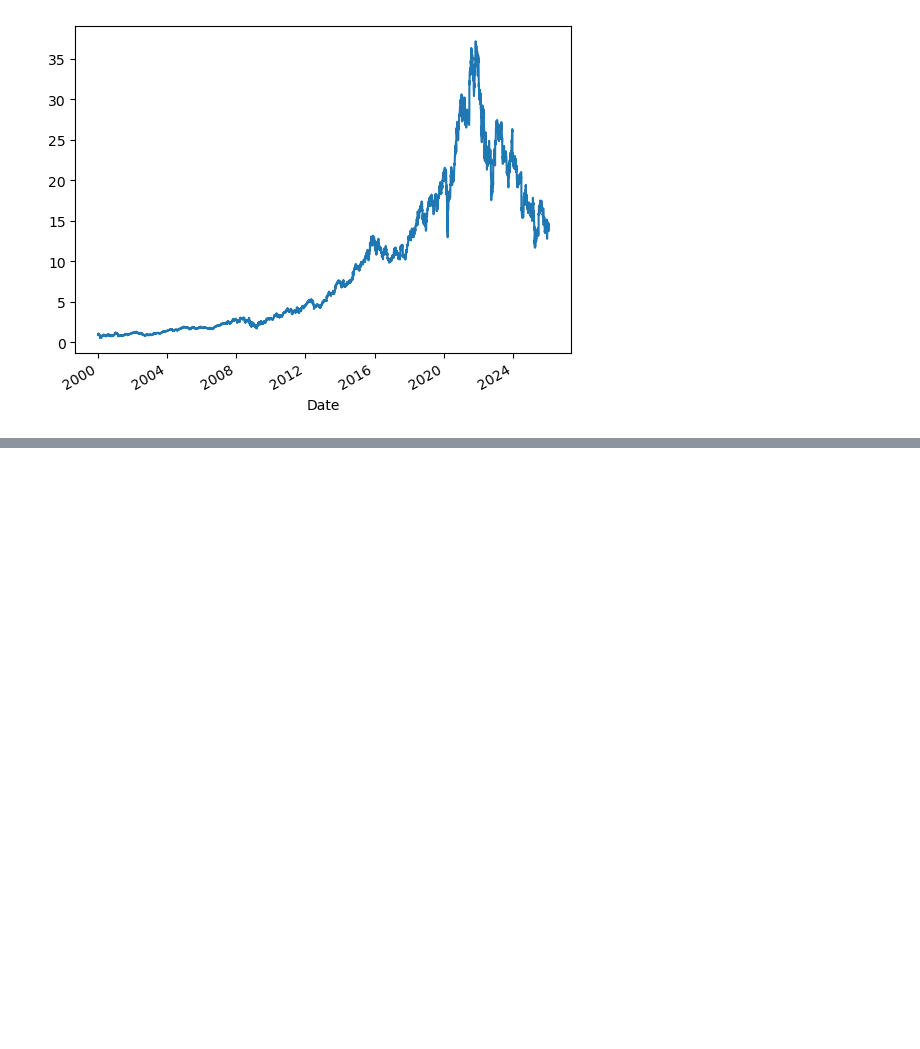
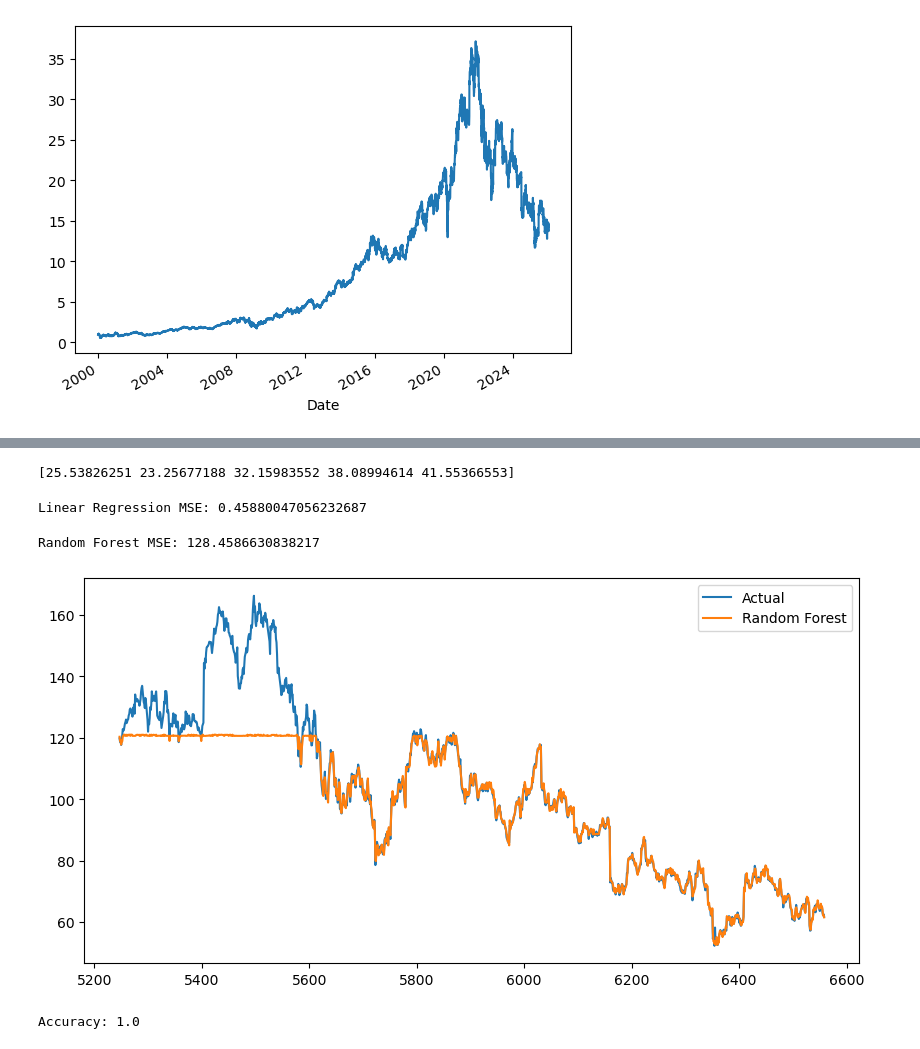
Before and after one commit to SnigdhaChourasia1805/DataAnalysis-Python, a Jupyter notebook: Project-10.ipynb, the cells around one changed output, grey strips where cells are left out. Drawn from its saved outputs; the diff is of its cells as text; code cells hidden in the pictures; blank space fills up the shorter version.

```diff
--- a/Project-10.ipynb
+++ b/Project-10.ipynb
@@ -104,0 +146,5 @@ df["Cumulative Return"].plot()
+# %%
+rf_model=RandomForestRegressor(n_estimators=100)
+rf_model.fit(X_train,y_train)
+
+rf_predictions=rf_model.predict(X_test)
@@ -104,0 +179,12 @@ df["Cumulative Return"].plot()
+# %%
+print(svr_predictions[:5])
+# %% [output]
+[25.53826251 23.25677188 32.15983552 38.08994614 41.55366553]
+# %%
+print("Linear Regression MSE:",mse)
+# %% [output]
+Linear Regression MSE: 0.45880047056232687
+# %%
+print("Random Forest MSE:",rf_mse)
+# %% [output]
+Random Forest MSE: 128.4586630838217
@@ -104,0 +193,8 @@ df["Cumulative Return"].plot()
+# %%
+plt.figure(figsize=(10,5))
+plt.plot(y_test.index,y_test,label="Actual")
+plt.plot(y_test.index,rf_predictions,label="Random Forest")
+plt.legend()
+plt.show()
+# %% [output]
+[figure, added]
@@ -104,0 +203,21 @@ df["Cumulative Return"].plot()
+# %%
+df["Target"]=(df["Close"].shift(-1)>df["Close"]).astype(int)
+df=df.dropna()
+X=df[["Open","High","Low","Target"]]
+y=df["Target"]
+X_train,X_test,y_train,y_test=train_test_split(
+    X,y,test_size=0.2,shuffle=False
+)
+
+from sklearn.linear_model import LogisticRegression
+model=LogisticRegression()
+model.fit(X_train,y_train)
+
+predictions=model.predict(X_test)
+
+from sklearn.metrics import accuracy_score
+accuracy=accuracy_score(y_test,predictions)
+
+print("Accuracy:",accuracy)
+# %% [output]
+Accuracy: 1.0
```
Also changed, not shown: parts of 50 cells of this notebook.
